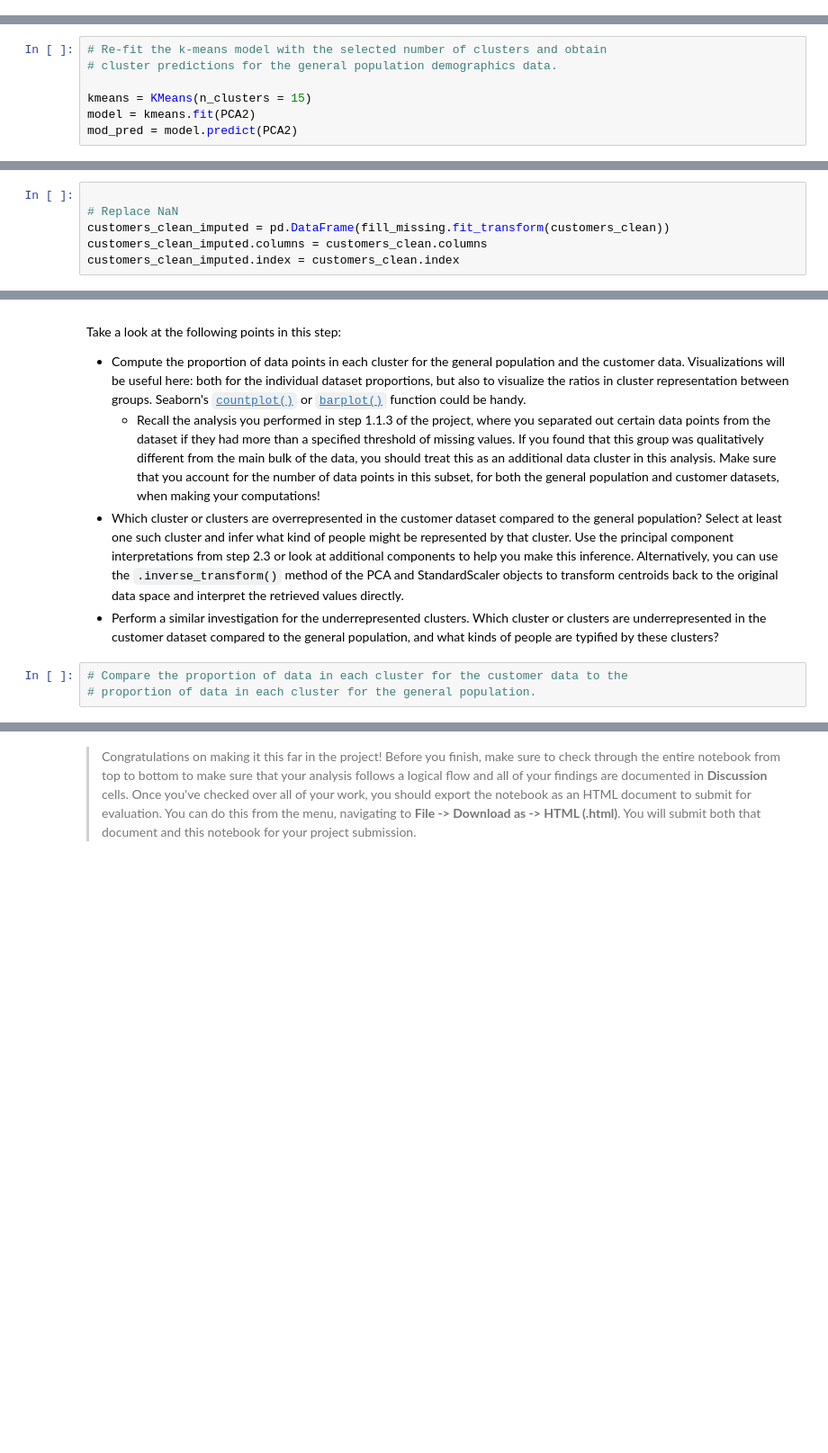
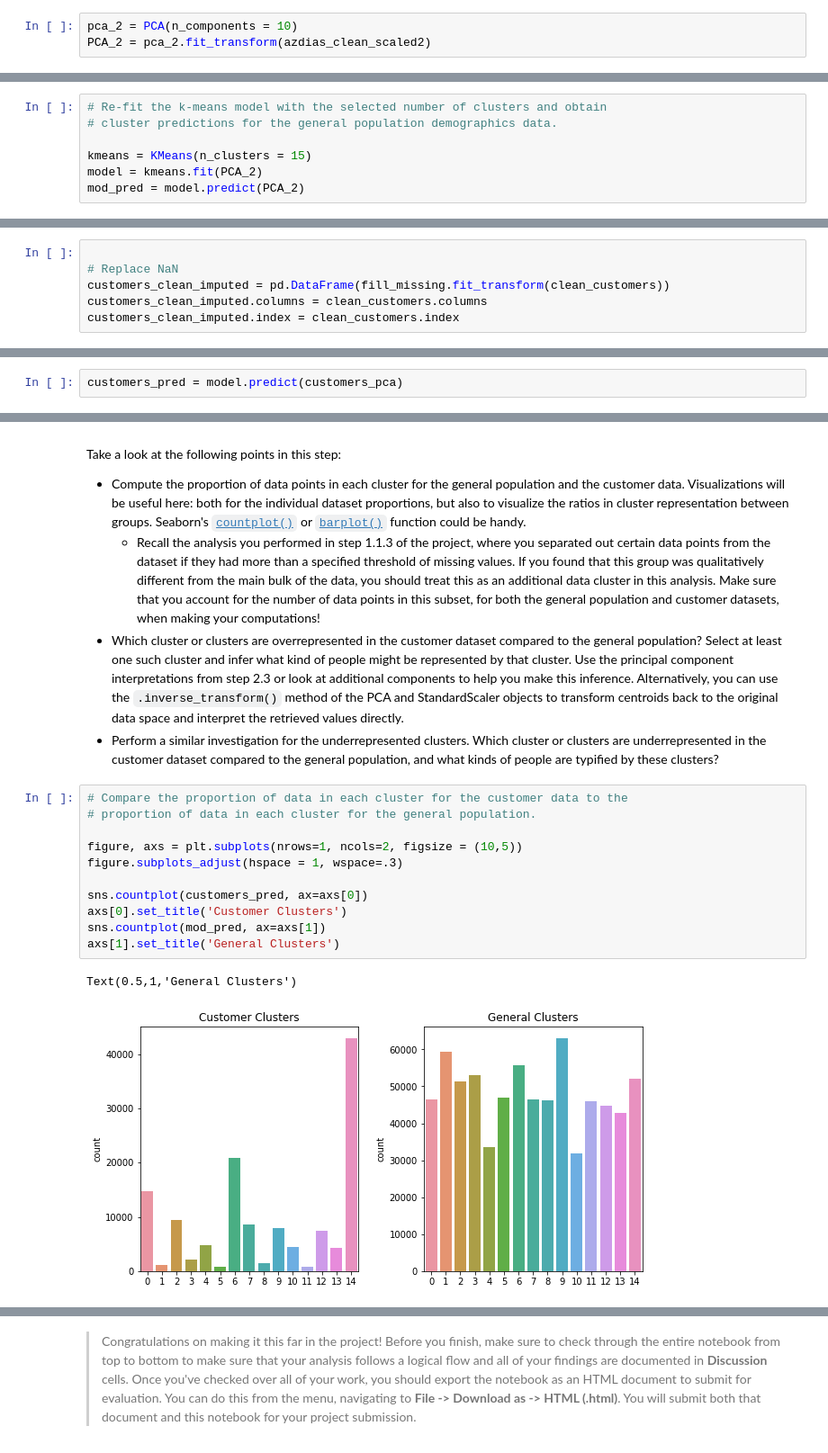
Before and after one commit to richard-madu/customer_classifier, a Jupyter notebook: Identify_Customer_Segments (1).ipynb, the cells around one changed output, grey strips where cells are left out. Shown at 90% size. Drawn from its saved outputs; the diff is of its cells as text; blank space fills up the shorter version.

```diff
--- a/Identify_Customer_Segments (1).ipynb
+++ b/Identify_Customer_Segments (1).ipynb
@@ -517,3 +515,6 @@ PCA_2 = pd.DataFrame(PCA2)
+# %%
+pca_2 = PCA(n_components = 10)
+PCA_2 = pca_2.fit_transform(azdias_clean_scaled2)
 # %% [markdown]
 ### Discussion 2.2: Perform Dimensionality Reduction
 
@@ -649,8 +733,8 @@ plt.show()
 # cluster predictions for the general population demographics data.
 
 kmeans = KMeans(n_clusters = 15)
-model = kmeans.fit(PCA2)
-mod_pred = model.predict(PCA2)
+model = kmeans.fit(PCA_2)
+mod_pred = model.predict(PCA_2)
 # %% [markdown]
 ### Discussion 3.1: Apply Clustering to General Population
 
@@ -676,15 +778,17 @@ clean_customers = clean_data(customers)
 # %%
 
 # Replace NaN
-customers_clean_imputed = pd.DataFrame(fill_missing.fit_transform(customers_clean))
-customers_clean_imputed.columns = customers_clean.columns
-customers_clean_imputed.index = customers_clean.index
+customers_clean_imputed = pd.DataFrame(fill_missing.fit_transform(clean_customers))
+customers_clean_imputed.columns = clean_customers.columns
+customers_clean_imputed.index = clean_customers.index
 # %%
 # Apply scaler
 customers_clean_scaled = scaler.transform(customers_clean_imputed)
 customers_clean_scaled = pd.DataFrame(customers_clean_scaled, columns=list(customers_clean_imputed))
 # PCA transformation
 customers_pca = PCA2.transform(customers_clean_scaled)
+# %%
+customers_pred = model.predict(customers_pca)
 # %% [markdown]
 ### Step 3.3: Compare Customer Data to Demographics Data
 
@@ -701,6 +805,17 @@ Take a look at the following points in this step:
 # %%
 # Compare the proportion of data in each cluster for the customer data to the
 # proportion of data in each cluster for the general population.
+
+figure, axs = plt.subplots(nrows=1, ncols=2, figsize = (10,5))
+figure.subplots_adjust(hspace = 1, wspace=.3)
+
+sns.countplot(customers_pred, ax=axs[0])
+axs[0].set_title('Customer Clusters')
+sns.countplot(mod_pred, ax=axs[1])
+axs[1].set_title('General Clusters')
+# %% [output]
+Text(0.5,1,'General Clusters')
+[figure, added]
 # %%
 # What kinds of people are part of a cluster that is overrepresented in the
 # customer data compared to the general population?
```
Also changed, not shown: parts of 23 cells of this notebook, 1 other file.
